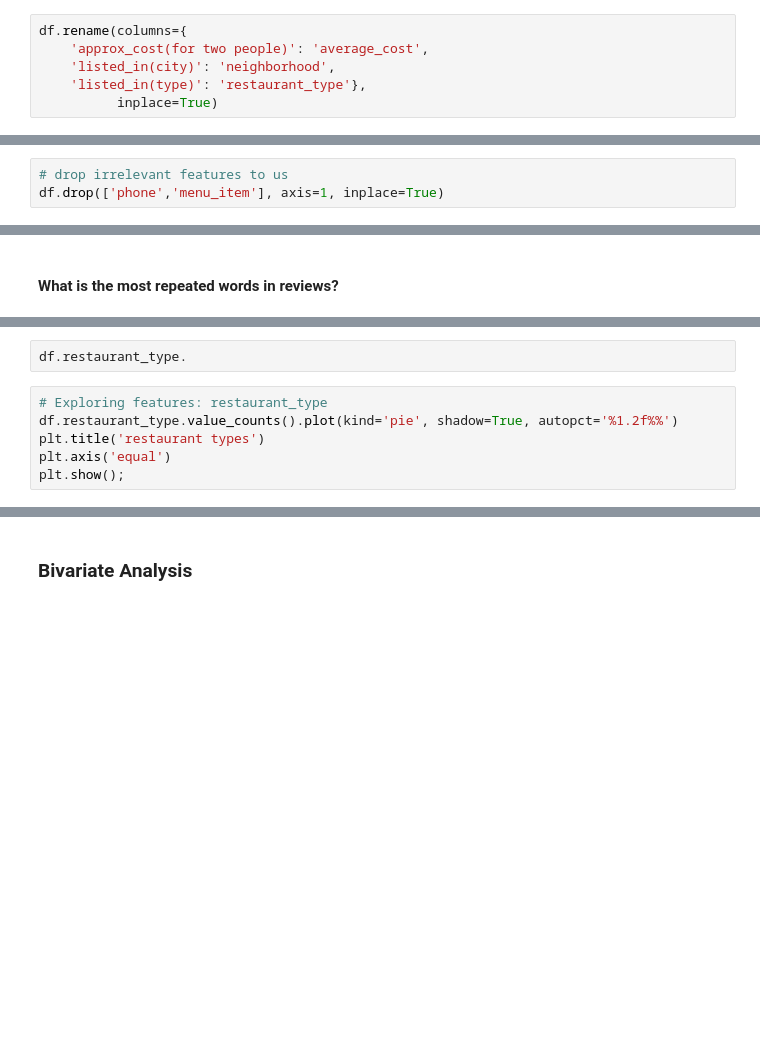
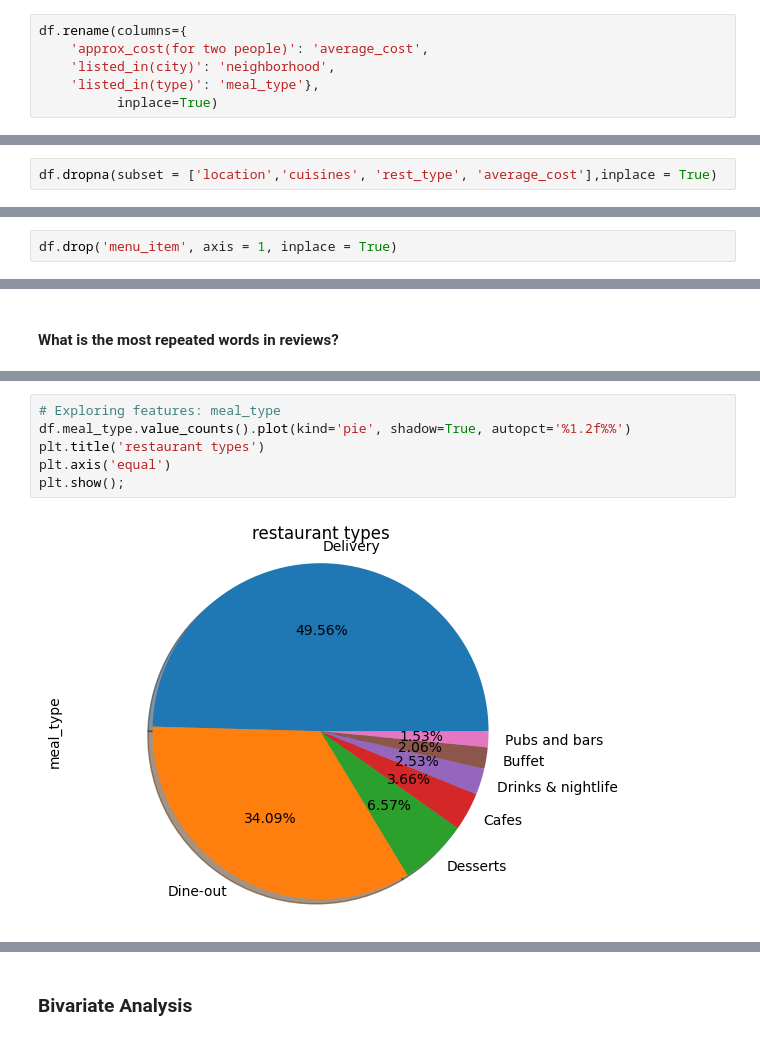
Before and after one commit to RamyGendy/Prediction-Resturants-Success, a Jupyter notebook: predict-restaurant-success.ipynb, the cells around one changed output, grey strips where cells are left out. Drawn from its saved outputs; the diff is of its cells as text; blank space fills up the shorter version.

Commit message:
Kaggle Notebook | Predict-Restaurant-Success | Version 14

```diff
--- a/predict-restaurant-success.ipynb
+++ b/predict-restaurant-success.ipynb
@@ -53,7 +110,7 @@ df.describe()
 df.rename(columns={
     'approx_cost(for two people)': 'average_cost',
     'listed_in(city)': 'neighborhood',
-    'listed_in(type)': 'restaurant_type'},
+    'listed_in(type)': 'meal_type'},
           inplace=True)
 # %%
 df.columns
@@ -65,2 +173,4 @@ df.isnull().sum()
+# %%
+df.dropna(subset = ['location','cuisines', 'rest_type', 'average_cost'],inplace = True)
 # %%
 df[df.menu_item == '[]'].shape[0]
@@ -67,5 +179,4 @@ df[df.menu_item == '[]'].shape[0]
 # %% [markdown]
 the menu_item contain too much empty data
 # %%
-# drop irrelevant features to us
-df.drop(['phone','menu_item'], axis=1, inplace=True)
+df.drop('menu_item', axis = 1, inplace = True)
@@ -230,11 +438,11 @@ plt.show()
-# %%
-df.restaurant_type.
 # %%
-# Exploring features: restaurant_type
-df.restaurant_type.value_counts().plot(kind='pie', shadow=True, autopct='%1.2f%%')
+# Exploring features: meal_type
+df.meal_type.value_counts().plot(kind='pie', shadow=True, autopct='%1.2f%%')
 plt.title('restaurant types')
 plt.axis('equal')
 plt.show();
+# %% [output]
+[figure, added]
 # %%
 # Exploring features: neighborhood
 plt.figure(figsize=(10,10))
```
Also changed, not shown: parts of 77 cells of this notebook.
